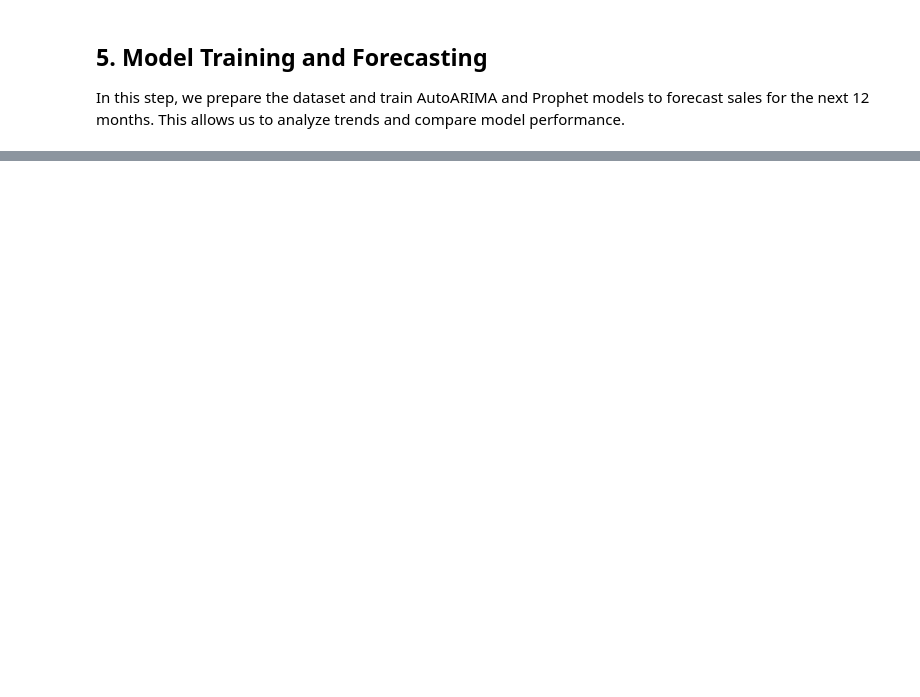
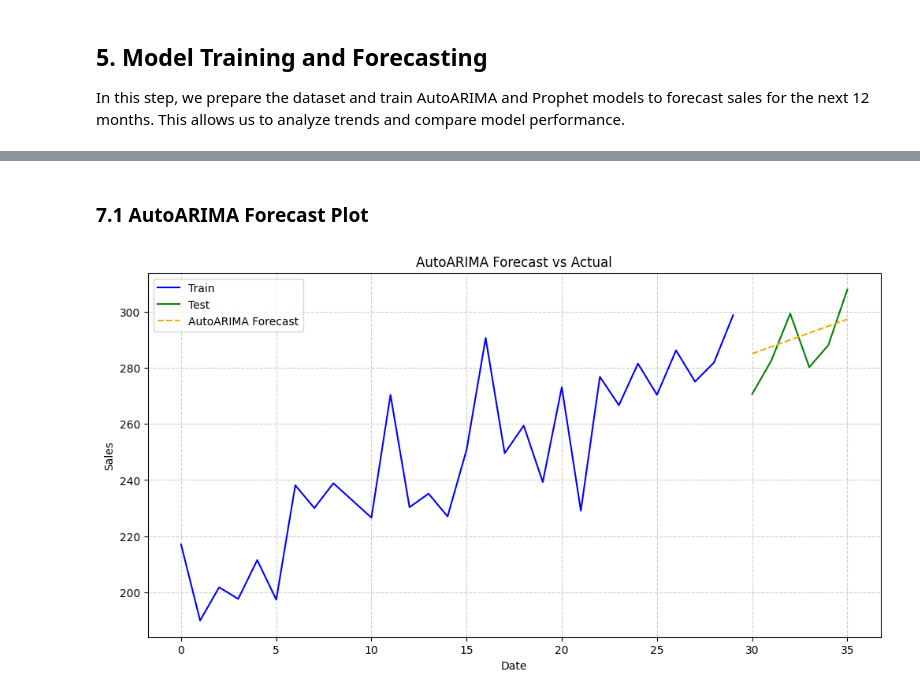
Before and after one commit to victoriousvictor42/Sales-Forecasting, a Jupyter notebook: Sales_Forecasting_Using_Time_Series_Analysis.ipynb, the cells around one changed output, grey strips where cells are left out. Saved outputs shown, nothing was run; the diff lists cells and outputs as text; code cells hidden in the pictures; blank space fills up the shorter version.

```diff
--- a/Sales_Forecasting_Using_Time_Series_Analysis.ipynb
+++ b/Sales_Forecasting_Using_Time_Series_Analysis.ipynb
@@ -209,0 +349,37 @@ In this step, we prepare the dataset and train AutoARIMA and Prophet models to f
+# %%
+# Initializing the function
+def plot_forecast(train, test, predictions, model_name):
+
+  # Set figure size
+  plt.figure(figsize=(12,6))
+
+  # Plot training data as blue
+  plt.plot(train.index, train['y'], label='Train', color='blue')
+
+  # Plot testing data as green
+  plt.plot(test.index, test['Sales'], label='Test', color='green')
+
+  # Plot predictions as red/orange
+  plt.plot(test.index, predictions, label=f'{model_name} Forecast', color='orange', linestyle='--')
+
+  # Add title and axis labels
+  plt.title(f'{model_name} Forecast vs Actual')
+  plt.xlabel('Date')
+  plt.ylabel('Sales')
+
+  # Add legend and grid
+  plt.legend()
+  plt.grid(True, linestyle='--', alpha=0.6)
+
+  # Display the plot
+  plt.show()
+# %% [markdown]
+### 7.1 AutoARIMA Forecast Plot
+# %%
+# Extract forecasted values for the test period
+forecast_arima = sf_forecast['AutoARIMA'].values[:len(test)] # Align length with test set
+
+# Plot the forecast
+plot_forecast(train, test, forecast_arima, 'AutoARIMA')
+# %% [output]
+[figure, added]
```
Also changed, not shown: parts of 26 cells of this notebook.
